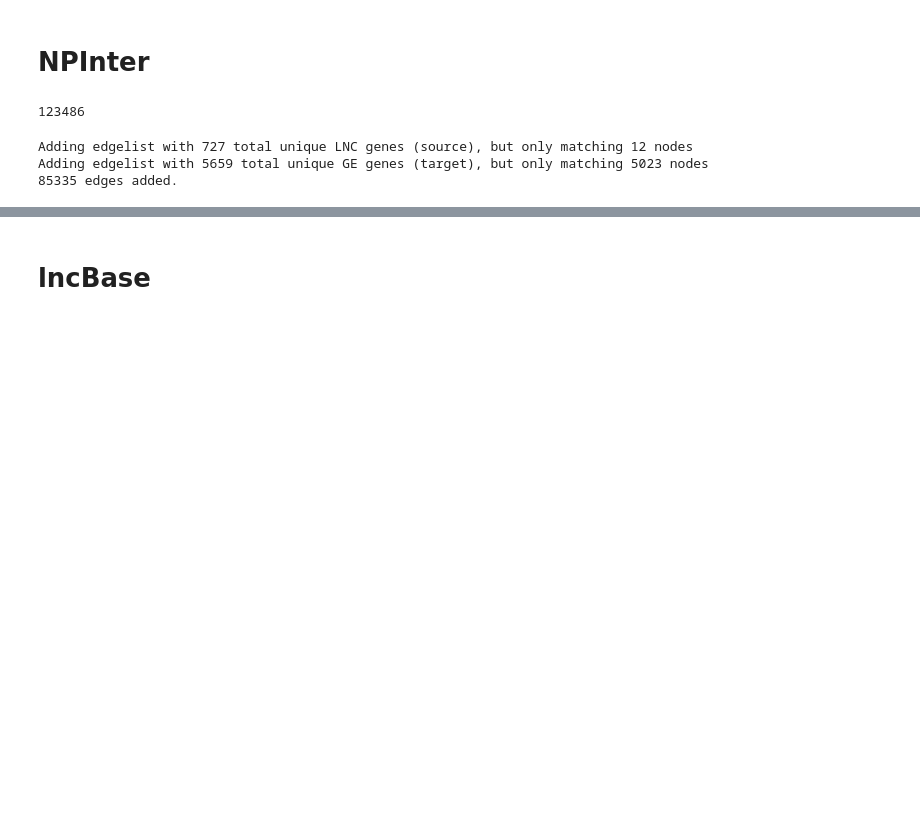
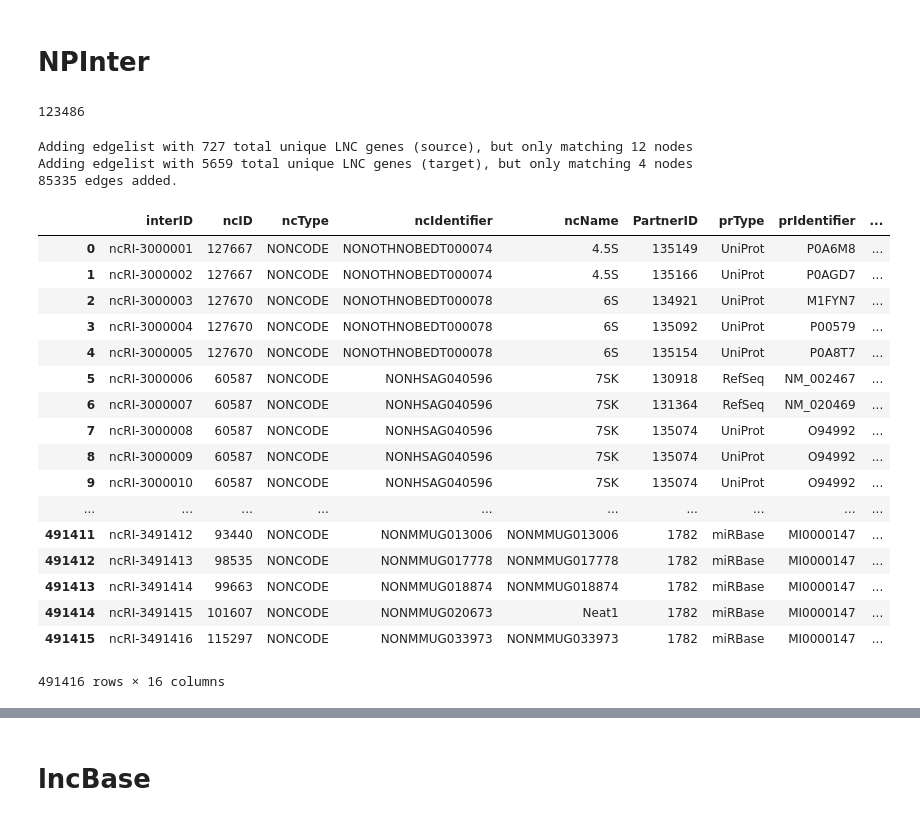
Before and after one commit to JonnyTran/MultiOmicsGraphEmbedding, a Jupyter notebook: miRNA-mRNA Load Heterogeneous Graph.ipynb, the cells around one changed output, grey strips where cells are left out. Cells and saved outputs as stored; diff of their text form; code cells hidden in the pictures; blank space fills up the shorter version.

```diff
--- a/miRNA-mRNA Load Heterogeneous Graph.ipynb
+++ b/miRNA-mRNA Load Heterogeneous Graph.ipynb
@@ -27,6 +27,7 @@ from moge.network.omics_distance import *
 folder_path = "/data/datasets/Bioinformatics_ExternalData/tcga-assembler/LUAD/"
 external_data_path = "/data/datasets/Bioinformatics_ExternalData/"
 luad_data = MultiOmicsData(cancer_type="LUAD", tcga_data_path=folder_path, external_data_path=external_data_path,
+                           import_sequences="multi", replace_U2T=True,
                            modalities=[\
                                        "GE",
                                        "MIR",
@@ -394,9 +408,32 @@ Adding edgelist with 7736 total unique GE genes (target), but only matching 7278
 123486
 # %%
 network.add_directed_edges_from_edgelist(edgelist=luad_data.LNC.get_NPInter_ncRNA_RNA_regulatory_interaction_edgelist(use_latest=False),
-                                         modalities=["LNC", "GE"], correlation_weights=False, threshold=0.20,
+                                         modalities=["LNC", "LNC"], correlation_weights=False, threshold=0.20,
                                         database="NPInter")
 # %% [output]
 Adding edgelist with 727 total unique LNC genes (source), but only matching 12 nodes
-Adding edgelist with 5659 total unique GE genes (target), but only matching 5023 nodes
+Adding edgelist with 5659 total unique LNC genes (target), but only matching 4 nodes
 85335 edges added.
+# %%
+import pandas as pd
+df = pd.read_table(luad_data.LNC.NPInter_interactions_file_path)
+df
+# %% [output]
+|  | interID | ncID | ncType | ncIdentifier | ncName | PartnerID | prType | prIdentifier | ... |
+| 0 | ncRI-3000001 | 127667 | NONCODE | NONOTHNOBEDT000074 | 4.5S | 135149 | UniProt | P0A6M8 | ... |
+| 1 | ncRI-3000002 | 127667 | NONCODE | NONOTHNOBEDT000074 | 4.5S | 135166 | UniProt | P0AGD7 | ... |
+| 2 | ncRI-3000003 | 127670 | NONCODE | NONOTHNOBEDT000078 | 6S | 134921 | UniProt | M1FYN7 | ... |
+| 3 | ncRI-3000004 | 127670 | NONCODE | NONOTHNOBEDT000078 | 6S | 135092 | UniProt | P00579 | ... |
+| 4 | ncRI-3000005 | 127670 | NONCODE | NONOTHNOBEDT000078 | 6S | 135154 | UniProt | P0A8T7 | ... |
+| 5 | ncRI-3000006 | 60587 | NONCODE | NONHSAG040596 | 7SK | 130918 | RefSeq | NM_002467 | ... |
+| 6 | ncRI-3000007 | 60587 | NONCODE | NONHSAG040596 | 7SK | 131364 | RefSeq | NM_020469 | ... |
+| 7 | ncRI-3000008 | 60587 | NONCODE | NONHSAG040596 | 7SK | 135074 | UniProt | O94992 | ... |
+| 8 | ncRI-3000009 | 60587 | NONCODE | NONHSAG040596 | 7SK | 135074 | UniProt | O94992 | ... |
+| 9 | ncRI-3000010 | 60587 | NONCODE | NONHSAG040596 | 7SK | 135074 | UniProt | O94992 | ... |
+| ... | ... | ... | ... | ... | ... | ... | ... | ... | ... |
+| 491411 | ncRI-3491412 | 93440 | NONCODE | NONMMUG013006 | NONMMUG013006 | 1782 | miRBase | MI0000147 | ... |
+| 491412 | ncRI-3491413 | 98535 | NONCODE | NONMMUG017778 | NONMMUG017778 | 1782 | miRBase | MI0000147 | ... |
+| 491413 | ncRI-3491414 | 99663 | NONCODE | NONMMUG018874 | NONMMUG018874 | 1782 | miRBase | MI0000147 | ... |
+| 491414 | ncRI-3491415 | 101607 | NONCODE | NONMMUG020673 | Neat1 | 1782 | miRBase | MI0000147 | ... |
+| 491415 | ncRI-3491416 | 115297 | NONCODE | NONMMUG033973 | NONMMUG033973 | 1782 | miRBase | MI0000147 | ... |
+491416 rows × 16 columns
```
Also changed, not shown: parts of 5 cells of this notebook, 7 other files.
